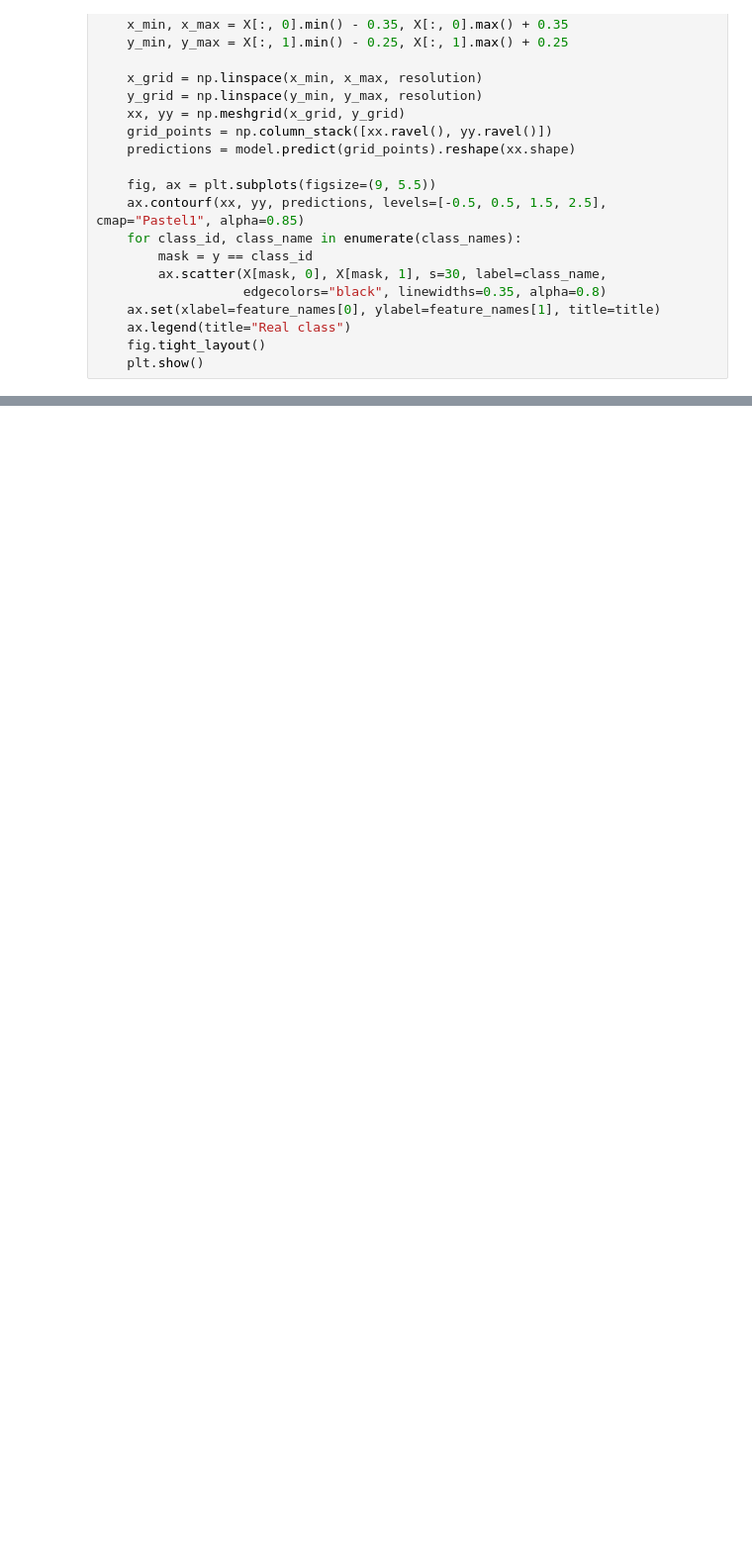
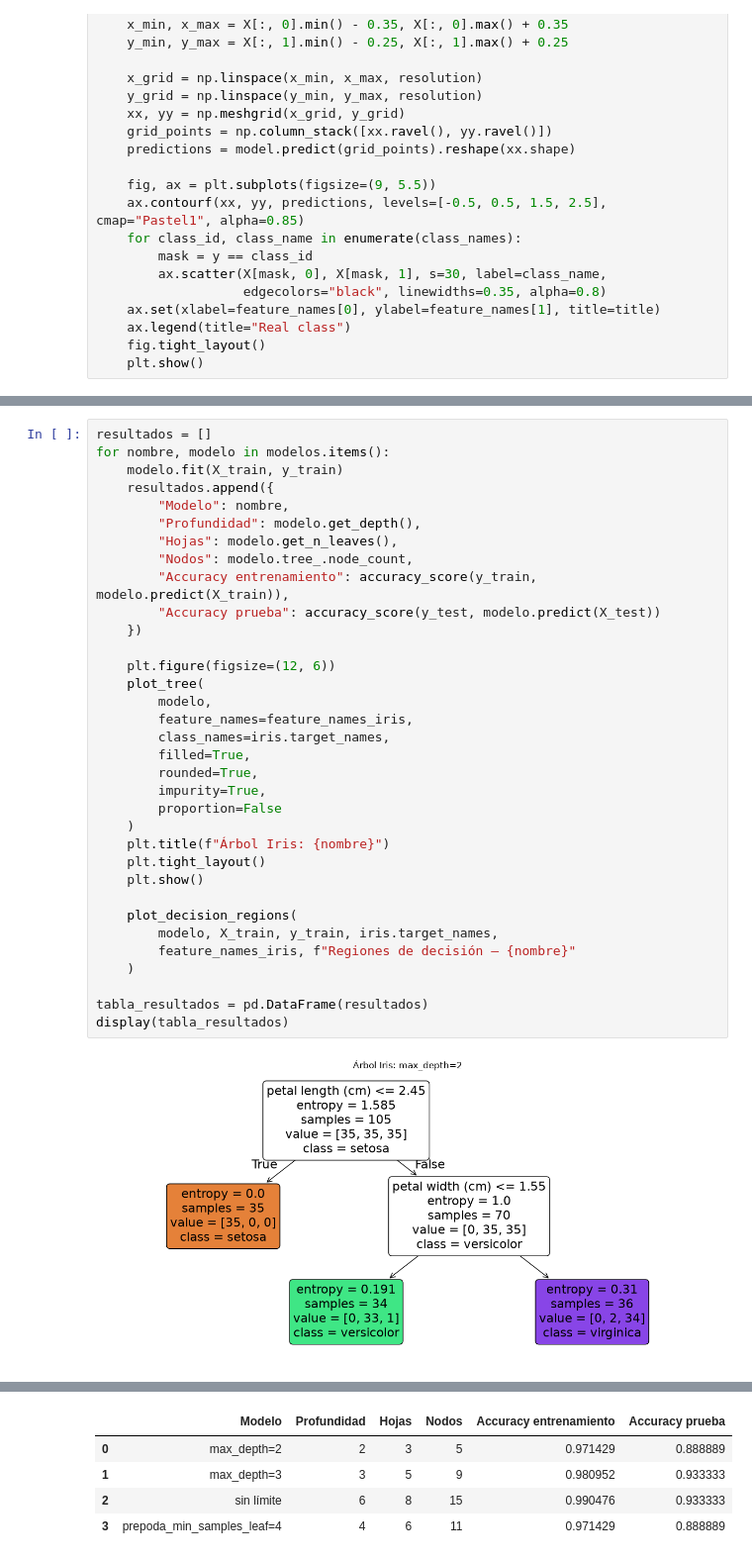
Before and after one commit to LucasSegovia01/Nu-ez_Segovia-Aprendizaje_automatico, a Jupyter notebook: Trabajo_practico_8/ArbolesDeDecision.ipynb, the cells around one changed output, grey strips where cells are left out. Shown at 99% size. Cells and saved outputs as stored; diff of their text form; blank space fills up the shorter version.

```diff
--- a/Trabajo_practico_8/ArbolesDeDecision.ipynb
+++ b/Trabajo_practico_8/ArbolesDeDecision.ipynb
@@ -157,0 +262,36 @@ def plot_decision_regions(model, X, y, class_names, feature_names, title, resolu
+# %%
+resultados = []
+for nombre, modelo in modelos.items():
+    modelo.fit(X_train, y_train)
+    resultados.append({
+        "Modelo": nombre,
+        "Profundidad": modelo.get_depth(),
+        "Hojas": modelo.get_n_leaves(),
+        "Nodos": modelo.tree_.node_count,
+        "Accuracy entrenamiento": accuracy_score(y_train, modelo.predict(X_train)),
+        "Accuracy prueba": accuracy_score(y_test, modelo.predict(X_test))
+    })
+
+    plt.figure(figsize=(12, 6))
+    plot_tree(
+        modelo,
+        feature_names=feature_names_iris,
+        class_names=iris.target_names,
+        filled=True,
+        rounded=True,
+        impurity=True,
+        proportion=False
+    )
+    plt.title(f"Árbol Iris: {nombre}")
+    plt.tight_layout()
+    plt.show()
+
+    plot_decision_regions(
+        modelo, X_train, y_train, iris.target_names,
+        feature_names_iris, f"Regiones de decisión — {nombre}"
+    )
+
+tabla_resultados = pd.DataFrame(resultados)
+display(tabla_resultados)
+# %% [output]
+[figure, added]
@@ -157,0 +305,5 @@ def plot_decision_regions(model, X, y, class_names, feature_names, title, resolu
+|  | Modelo | Profundidad | Hojas | Nodos | Accuracy entrenamiento | Accuracy prueba |
+| 0 | max_depth=2 | 2 | 3 | 5 | 0.971429 | 0.888889 |
+| 1 | max_depth=3 | 3 | 5 | 9 | 0.980952 | 0.933333 |
+| 2 | sin límite | 6 | 8 | 15 | 0.990476 | 0.933333 |
+| 3 | prepoda_min_samples_leaf=4 | 4 | 6 | 11 | 0.971429 | 0.888889 |
```
Also changed, not shown: parts of 6 cells of this notebook.
